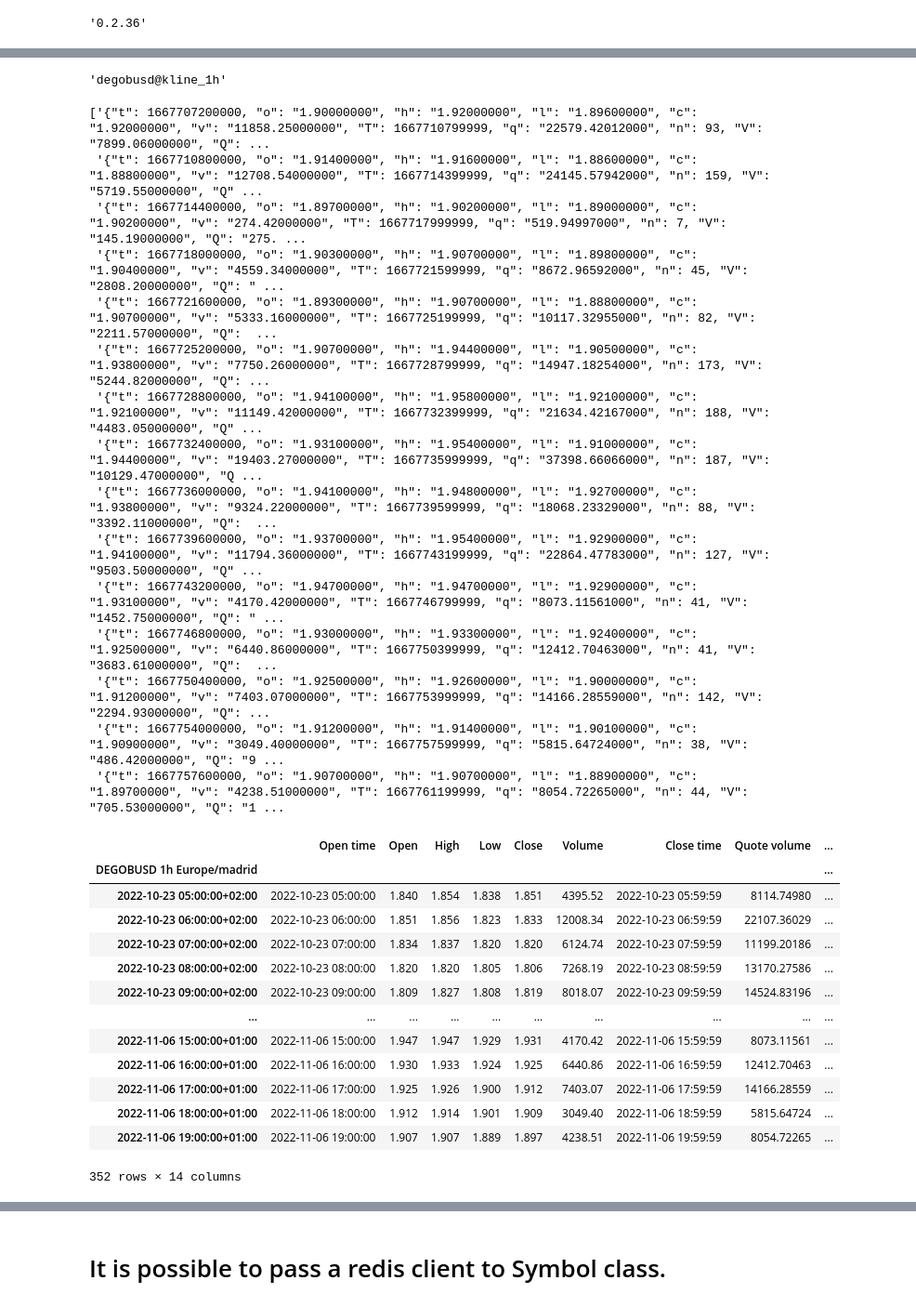
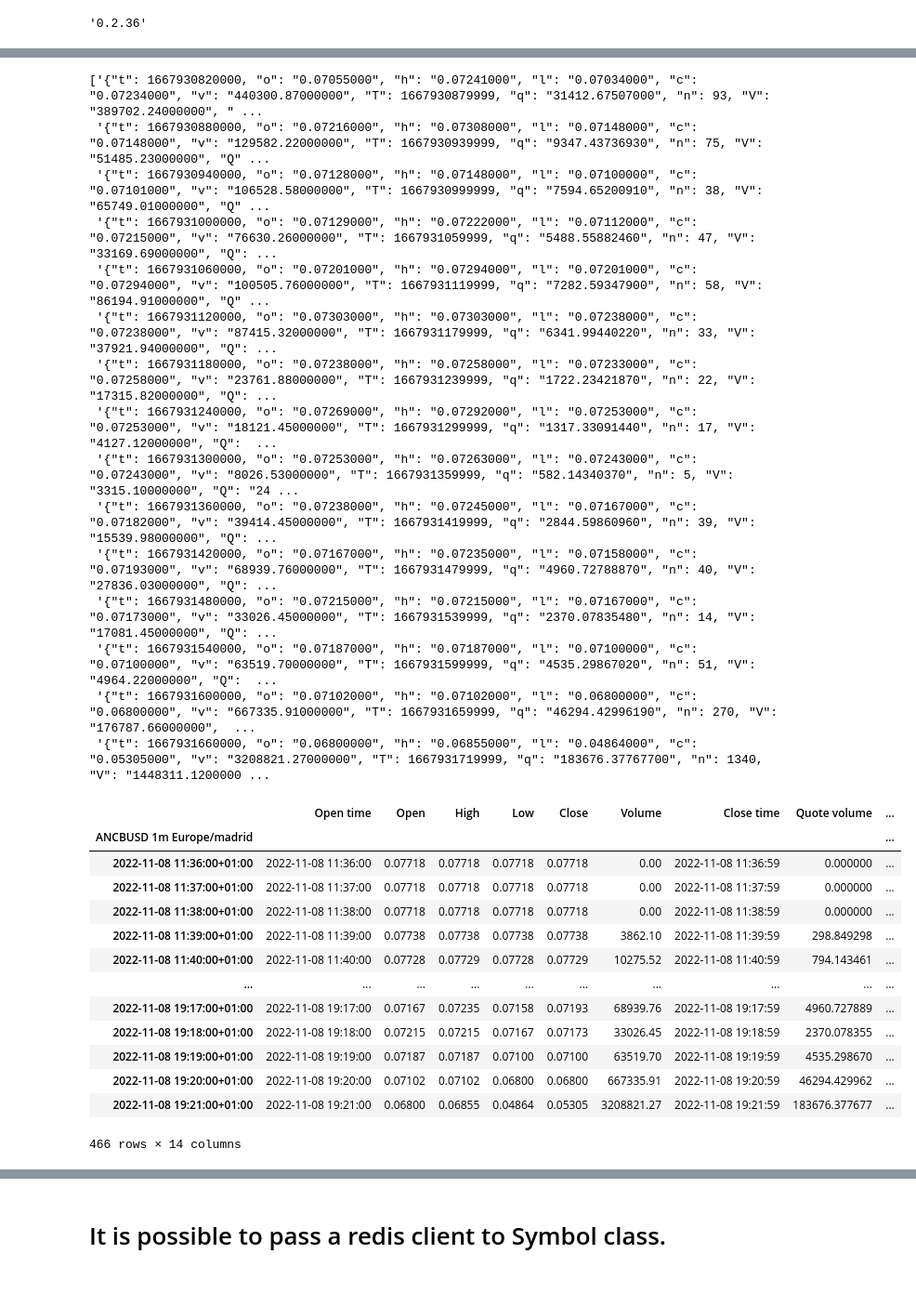
Before and after one commit to nand0san/binpan_studio, a Jupyter notebook: examples redis_fetch.ipynb, the cells around one changed output, grey strips where cells are left out. Shown at 93% size. Cells and saved outputs as stored; diff of their text form; code cells hidden in the pictures.

```diff
--- a/examples redis_fetch.ipynb
+++ b/examples redis_fetch.ipynb
@@ -13,8 +13,7 @@ binpan.__version__
 '0.2.36'
 # %%
 # test done calling redis docker in raspberry-pi running unicorn websockets
-
-redis_conf = {'host': '192.168.89.241', 'port': 6379, 'db': 0, 'decode_responses': True}
+redis_conf = {'host': '192.168.89.242', 'port': 6379, 'db': 0, 'decode_responses': True}
 redisClient = redis.StrictRedis(**redis_conf)
 # %%
 keys = redis_fetch.fetch_keys(redisClient=redisClient)
@@ -40,45 +39,43 @@ keys[:15]
 # %%
 mykey = choice(keys)
-mykey
+mykey = 'ancbusd@kline_1m'
-# %% [output]
-'degobusd@kline_1h'
 # %%
 response = redis_fetch.fetch_zset_range(redisClient=redisClient, key=mykey)
 response[-15:]
 # %% [output]
-['{"t": 1667707200000, "o": "1.90000000", "h": "1.92000000", "l": "1.89600000", "c": "1.92000000", "v": "11858.25000000", "T": 1667710799999, "q": "22579.42012000", "n": 93, "V": "7899.06000000", "Q": ...
- '{"t": 1667710800000, "o": "1.91400000", "h": "1.91600000", "l": "1.88600000", "c": "1.88800000", "v": "12708.54000000", "T": 1667714399999, "q": "24145.57942000", "n": 159, "V": "5719.55000000", "Q" ...
- '{"t": 1667714400000, "o": "1.89700000", "h": "1.90200000", "l": "1.89000000", "c": "1.90200000", "v": "274.42000000", "T": 1667717999999, "q": "519.94997000", "n": 7, "V": "145.19000000", "Q": "275. ...
- '{"t": 1667718000000, "o": "1.90300000", "h": "1.90700000", "l": "1.89800000", "c": "1.90400000", "v": "4559.34000000", "T": 1667721599999, "q": "8672.96592000", "n": 45, "V": "2808.20000000", "Q": " ...
- '{"t": 1667721600000, "o": "1.89300000", "h": "1.90700000", "l": "1.88800000", "c": "1.90700000", "v": "5333.16000000", "T": 1667725199999, "q": "10117.32955000", "n": 82, "V": "2211.57000000", "Q":  ...
- '{"t": 1667725200000, "o": "1.90700000", "h": "1.94400000", "l": "1.90500000", "c": "1.93800000", "v": "7750.26000000", "T": 1667728799999, "q": "14947.18254000", "n": 173, "V": "5244.82000000", "Q": ...
- '{"t": 1667728800000, "o": "1.94100000", "h": "1.95800000", "l": "1.92100000", "c": "1.92100000", "v": "11149.42000000", "T": 1667732399999, "q": "21634.42167000", "n": 188, "V": "4483.05000000", "Q" ...
- '{"t": 1667732400000, "o": "1.93100000", "h": "1.95400000", "l": "1.91000000", "c": "1.94400000", "v": "19403.27000000", "T": 1667735999999, "q": "37398.66066000", "n": 187, "V": "10129.47000000", "Q ...
- '{"t": 1667736000000, "o": "1.94100000", "h": "1.94800000", "l": "1.92700000", "c": "1.93800000", "v": "9324.22000000", "T": 1667739599999, "q": "18068.23329000", "n": 88, "V": "3392.11000000", "Q":  ...
- '{"t": 1667739600000, "o": "1.93700000", "h": "1.95400000", "l": "1.92900000", "c": "1.94100000", "v": "11794.36000000", "T": 1667743199999, "q": "22864.47783000", "n": 127, "V": "9503.50000000", "Q" ...
- '{"t": 1667743200000, "o": "1.94700000", "h": "1.94700000", "l": "1.92900000", "c": "1.93100000", "v": "4170.42000000", "T": 1667746799999, "q": "8073.11561000", "n": 41, "V": "1452.75000000", "Q": " ...
- '{"t": 1667746800000, "o": "1.93000000", "h": "1.93300000", "l": "1.92400000", "c": "1.92500000", "v": "6440.86000000", "T": 1667750399999, "q": "12412.70463000", "n": 41, "V": "3683.61000000", "Q":  ...
- '{"t": 1667750400000, "o": "1.92500000", "h": "1.92600000", "l": "1.90000000", "c": "1.91200000", "v": "7403.07000000", "T": 1667753999999, "q": "14166.28559000", "n": 142, "V": "2294.93000000", "Q": ...
- '{"t": 1667754000000, "o": "1.91200000", "h": "1.91400000", "l": "1.90100000", "c": "1.90900000", "v": "3049.40000000", "T": 1667757599999, "q": "5815.64724000", "n": 38, "V": "486.42000000", "Q": "9 ...
- '{"t": 1667757600000, "o": "1.90700000", "h": "1.90700000", "l": "1.88900000", "c": "1.89700000", "v": "4238.51000000", "T": 1667761199999, "q": "8054.72265000", "n": 44, "V": "705.53000000", "Q": "1 ...
+['{"t": 1667930820000, "o": "0.07055000", "h": "0.07241000", "l": "0.07034000", "c": "0.07234000", "v": "440300.87000000", "T": 1667930879999, "q": "31412.67507000", "n": 93, "V": "389702.24000000", " ...
+ '{"t": 1667930880000, "o": "0.07216000", "h": "0.07308000", "l": "0.07148000", "c": "0.07148000", "v": "129582.22000000", "T": 1667930939999, "q": "9347.43736930", "n": 75, "V": "51485.23000000", "Q" ...
+ '{"t": 1667930940000, "o": "0.07128000", "h": "0.07148000", "l": "0.07100000", "c": "0.07101000", "v": "106528.58000000", "T": 1667930999999, "q": "7594.65200910", "n": 38, "V": "65749.01000000", "Q" ...
+ '{"t": 1667931000000, "o": "0.07129000", "h": "0.07222000", "l": "0.07112000", "c": "0.07215000", "v": "76630.26000000", "T": 1667931059999, "q": "5488.55882460", "n": 47, "V": "33169.69000000", "Q": ...
+ '{"t": 1667931060000, "o": "0.07201000", "h": "0.07294000", "l": "0.07201000", "c": "0.07294000", "v": "100505.76000000", "T": 1667931119999, "q": "7282.59347900", "n": 58, "V": "86194.91000000", "Q" ...
+ '{"t": 1667931120000, "o": "0.07303000", "h": "0.07303000", "l": "0.07238000", "c": "0.07238000", "v": "87415.32000000", "T": 1667931179999, "q": "6341.99440220", "n": 33, "V": "37921.94000000", "Q": ...
+ '{"t": 1667931180000, "o": "0.07238000", "h": "0.07258000", "l": "0.07233000", "c": "0.07258000", "v": "23761.88000000", "T": 1667931239999, "q": "1722.23421870", "n": 22, "V": "17315.82000000", "Q": ...
+ '{"t": 1667931240000, "o": "0.07269000", "h": "0.07292000", "l": "0.07253000", "c": "0.07253000", "v": "18121.45000000", "T": 1667931299999, "q": "1317.33091440", "n": 17, "V": "4127.12000000", "Q":  ...
+ '{"t": 1667931300000, "o": "0.07253000", "h": "0.07263000", "l": "0.07243000", "c": "0.07243000", "v": "8026.53000000", "T": 1667931359999, "q": "582.14340370", "n": 5, "V": "3315.10000000", "Q": "24 ...
+ '{"t": 1667931360000, "o": "0.07238000", "h": "0.07245000", "l": "0.07167000", "c": "0.07182000", "v": "39414.45000000", "T": 1667931419999, "q": "2844.59860960", "n": 39, "V": "15539.98000000", "Q": ...
+ '{"t": 1667931420000, "o": "0.07167000", "h": "0.07235000", "l": "0.07158000", "c": "0.07193000", "v": "68939.76000000", "T": 1667931479999, "q": "4960.72788870", "n": 40, "V": "27836.03000000", "Q": ...
+ '{"t": 1667931480000, "o": "0.07215000", "h": "0.07215000", "l": "0.07167000", "c": "0.07173000", "v": "33026.45000000", "T": 1667931539999, "q": "2370.07835480", "n": 14, "V": "17081.45000000", "Q": ...
+ '{"t": 1667931540000, "o": "0.07187000", "h": "0.07187000", "l": "0.07100000", "c": "0.07100000", "v": "63519.70000000", "T": 1667931599999, "q": "4535.29867020", "n": 51, "V": "4964.22000000", "Q":  ...
+ '{"t": 1667931600000, "o": "0.07102000", "h": "0.07102000", "l": "0.06800000", "c": "0.06800000", "v": "667335.91000000", "T": 1667931659999, "q": "46294.42996190", "n": 270, "V": "176787.66000000",  ...
+ '{"t": 1667931660000, "o": "0.06800000", "h": "0.06855000", "l": "0.04864000", "c": "0.05305000", "v": "3208821.27000000", "T": 1667931719999, "q": "183676.37767700", "n": 1340, "V": "1448311.1200000 ...
 # %%
 # %timeit redis_fetch.fetch_zset_range(redisClient=redisClient, key=mykey)
 # 1.6 ms ± 24.9 µs per loop (mean ± std. dev. of 7 runs, 1000 loops each)
 # %%
-data = redis_fetch.fetch_set_and_parse(redisClient=redisClient, key=mykey)
-data
+df = redis_fetch.fetch_set_and_parse(redisClient=redisClient, key=mykey)
+df
 # %% [output]
 |  | Open time | Open | High | Low | Close | Volume | Close time | Quote volume | ... |
-| DEGOBUSD 1h Europe/madrid |  |  |  |  |  |  |  |  | ... |
-| 2022-10-23 05:00:00+02:00 | 2022-10-23 05:00:00 | 1.840 | 1.854 | 1.838 | 1.851 | 4395.52 | 2022-10-23 05:59:59 | 8114.74980 | ... |
-| 2022-10-23 06:00:00+02:00 | 2022-10-23 06:00:00 | 1.851 | 1.856 | 1.823 | 1.833 | 12008.34 | 2022-10-23 06:59:59 | 22107.36029 | ... |
-| 2022-10-23 07:00:00+02:00 | 2022-10-23 07:00:00 | 1.834 | 1.837 | 1.820 | 1.820 | 6124.74 | 2022-10-23 07:59:59 | 11199.20186 | ... |
-| 2022-10-23 08:00:00+02:00 | 2022-10-23 08:00:00 | 1.820 | 1.820 | 1.805 | 1.806 | 7268.19 | 2022-10-23 08:59:59 | 13170.27586 | ... |
-| 2022-10-23 09:00:00+02:00 | 2022-10-23 09:00:00 | 1.809 | 1.827 | 1.808 | 1.819 | 8018.07 | 2022-10-23 09:59:59 | 14524.83196 | ... |
+| ANCBUSD 1m Europe/madrid |  |  |  |  |  |  |  |  | ... |
+| 2022-11-08 11:36:00+01:00 | 2022-11-08 11:36:00 | 0.07718 | 0.07718 | 0.07718 | 0.07718 | 0.00 | 2022-11-08 11:36:59 | 0.000000 | ... |
+| 2022-11-08 11:37:00+01:00 | 2022-11-08 11:37:00 | 0.07718 | 0.07718 | 0.07718 | 0.07718 | 0.00 | 2022-11-08 11:37:59 | 0.000000 | ... |
+| 2022-11-08 11:38:00+01:00 | 2022-11-08 11:38:00 | 0.07718 | 0.07718 | 0.07718 | 0.07718 | 0.00 | 2022-11-08 11:38:59 | 0.000000 | ... |
+| 2022-11-08 11:39:00+01:00 | 2022-11-08 11:39:00 | 0.07738 | 0.07738 | 0.07738 | 0.07738 | 3862.10 | 2022-11-08 11:39:59 | 298.849298 | ... |
+| 2022-11-08 11:40:00+01:00 | 2022-11-08 11:40:00 | 0.07728 | 0.07729 | 0.07728 | 0.07729 | 10275.52 | 2022-11-08 11:40:59 | 794.143461 | ... |
 | ... | ... | ... | ... | ... | ... | ... | ... | ... | ... |
-| 2022-11-06 15:00:00+01:00 | 2022-11-06 15:00:00 | 1.947 | 1.947 | 1.929 | 1.931 | 4170.42 | 2022-11-06 15:59:59 | 8073.11561 | ... |
-| 2022-11-06 16:00:00+01:00 | 2022-11-06 16:00:00 | 1.930 | 1.933 | 1.924 | 1.925 | 6440.86 | 2022-11-06 16:59:59 | 12412.70463 | ... |
-| 2022-11-06 17:00:00+01:00 | 2022-11-06 17:00:00 | 1.925 | 1.926 | 1.900 | 1.912 | 7403.07 | 2022-11-06 17:59:59 | 14166.28559 | ... |
-| 2022-11-06 18:00:00+01:00 | 2022-11-06 18:00:00 | 1.912 | 1.914 | 1.901 | 1.909 | 3049.40 | 2022-11-06 18:59:59 | 5815.64724 | ... |
-| 2022-11-06 19:00:00+01:00 | 2022-11-06 19:00:00 | 1.907 | 1.907 | 1.889 | 1.897 | 4238.51 | 2022-11-06 19:59:59 | 8054.72265 | ... |
+| 2022-11-08 19:17:00+01:00 | 2022-11-08 19:17:00 | 0.07167 | 0.07235 | 0.07158 | 0.07193 | 68939.76 | 2022-11-08 19:17:59 | 4960.727889 | ... |
+| 2022-11-08 19:18:00+01:00 | 2022-11-08 19:18:00 | 0.07215 | 0.07215 | 0.07167 | 0.07173 | 33026.45 | 2022-11-08 19:18:59 | 2370.078355 | ... |
+| 2022-11-08 19:19:00+01:00 | 2022-11-08 19:19:00 | 0.07187 | 0.07187 | 0.07100 | 0.07100 | 63519.70 | 2022-11-08 19:19:59 | 4535.298670 | ... |
+| 2022-11-08 19:20:00+01:00 | 2022-11-08 19:20:00 | 0.07102 | 0.07102 | 0.06800 | 0.06800 | 667335.91 | 2022-11-08 19:20:59 | 46294.429962 | ... |
+| 2022-11-08 19:21:00+01:00 | 2022-11-08 19:21:00 | 0.06800 | 0.06855 | 0.04864 | 0.05305 | 3208821.27 | 2022-11-08 19:21:59 | 183676.377677 | ... |
-352 rows × 14 columns
+466 rows × 14 columns
```
Also changed, not shown: parts of 10 cells of this notebook, 12 other files.
